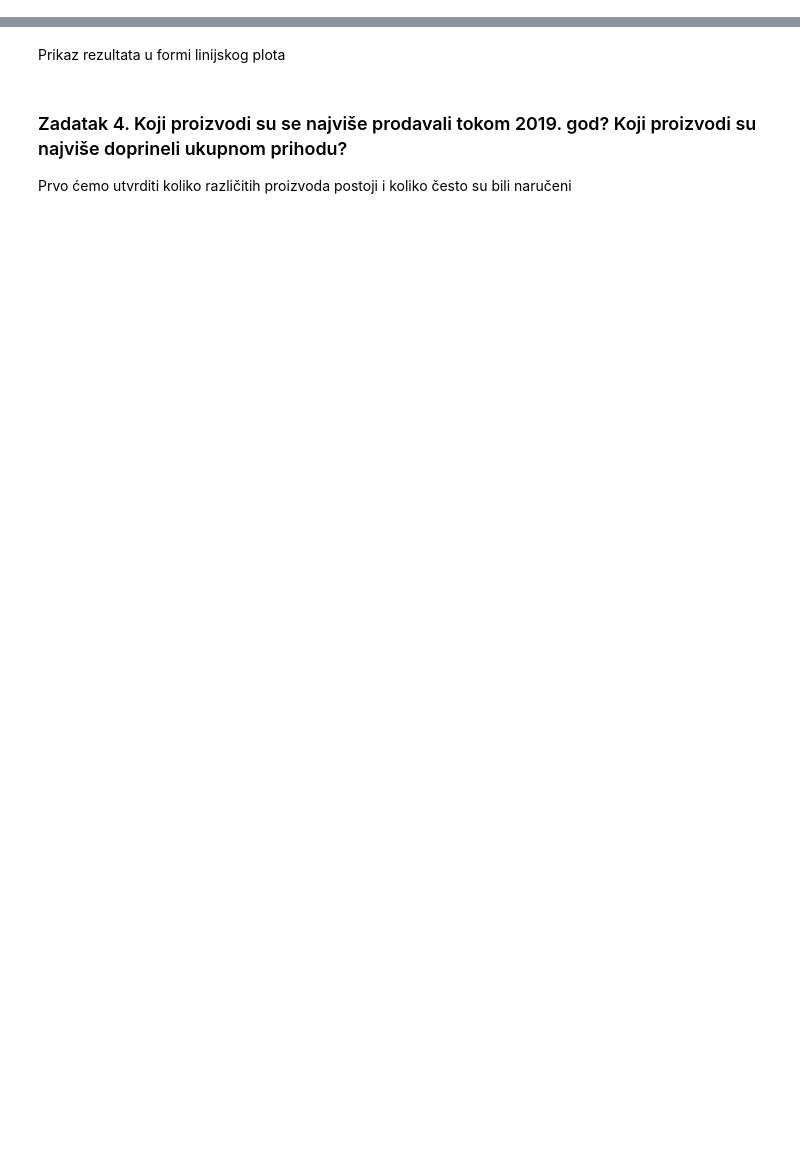
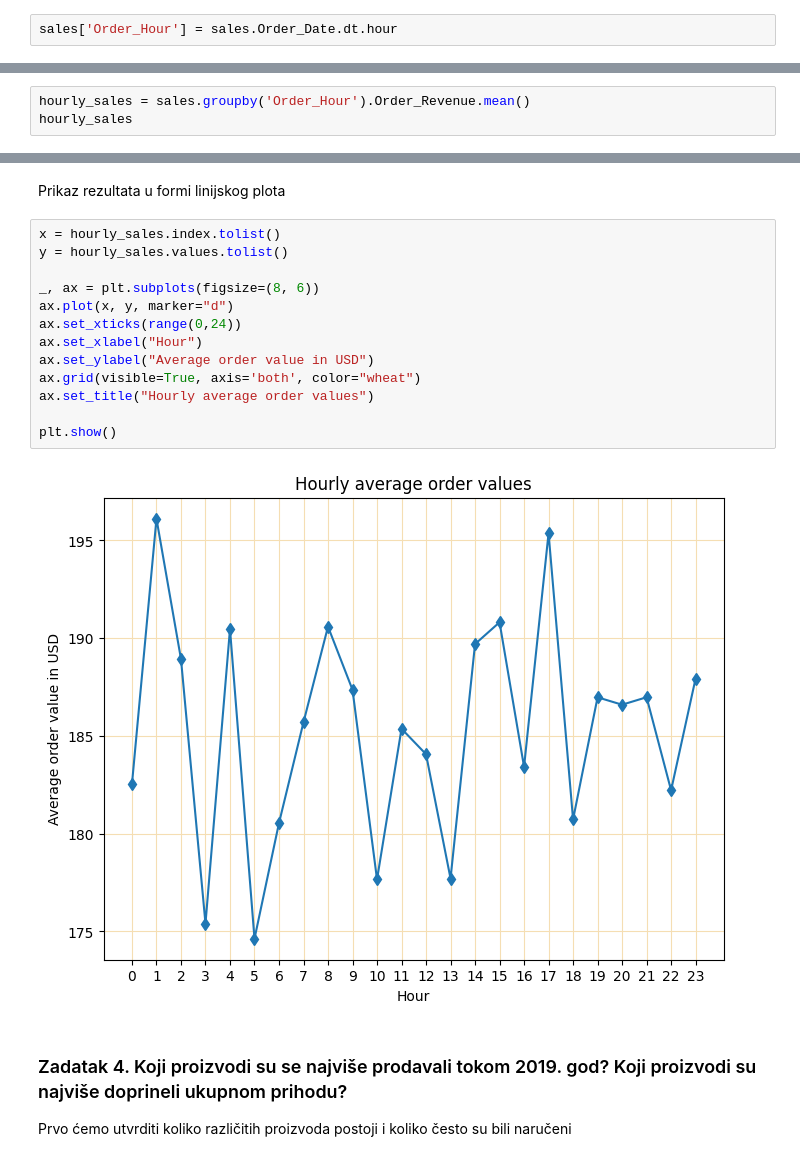
Before and after one commit to programiranje3/p3-2024v, a Jupyter notebook: pandas_and_viz_labs/sales_analysis.ipynb, the cells around one changed output, grey strips where cells are left out. Cells and saved outputs as stored; diff of their text form; blank space fills up the shorter version.

```diff
--- a/pandas_and_viz_labs/sales_analysis.ipynb
+++ b/pandas_and_viz_labs/sales_analysis.ipynb
@@ -603,2 +848,4 @@ Da bismo odgovorili na ovo pitanje, potrebno je da izdvojimo sate iz `Order_Date
 # %% [markdown]
 **Korak 1**: Kreiranje 'Order_Hour' kolone
+# %%
+sales['Order_Hour'] = sales.Order_Date.dt.hour
@@ -605,2 +861,5 @@ Da bismo odgovorili na ovo pitanje, potrebno je da izdvojimo sate iz `Order_Date
 # %% [markdown]
 **Korak 2**: Grupisanje narudžbina na osnovu `Order_Hour` i izračuvanje prosečne vrednosti `Total_Price` varijable za svaku grupu
+# %%
+hourly_sales = sales.groupby('Order_Hour').Order_Revenue.mean()
+hourly_sales
@@ -609,5 +906,20 @@ Sortirati rezultate u opadajućem redosledu prosečne ukupne vrednosti narudžbi
 # %% [markdown]
 Prikaz rezultata u formi linijskog plota
+# %%
+x = hourly_sales.index.tolist()
+y = hourly_sales.values.tolist()
+
+_, ax = plt.subplots(figsize=(8, 6))
+ax.plot(x, y, marker="d")
+ax.set_xticks(range(0,24))
+ax.set_xlabel("Hour")
+ax.set_ylabel("Average order value in USD")
+ax.grid(visible=True, axis='both', color="wheat")
+ax.set_title("Hourly average order values")
+
+plt.show()
+# %% [output]
+[figure, added]
 # %% [markdown]
 ### Zadatak 4. Koji proizvodi su se najviše prodavali tokom 2019. god? Koji proizvodi su najviše doprineli ukupnom prihodu?
 
```
Also changed, not shown: parts of 54 cells of this notebook, 1 other file.
